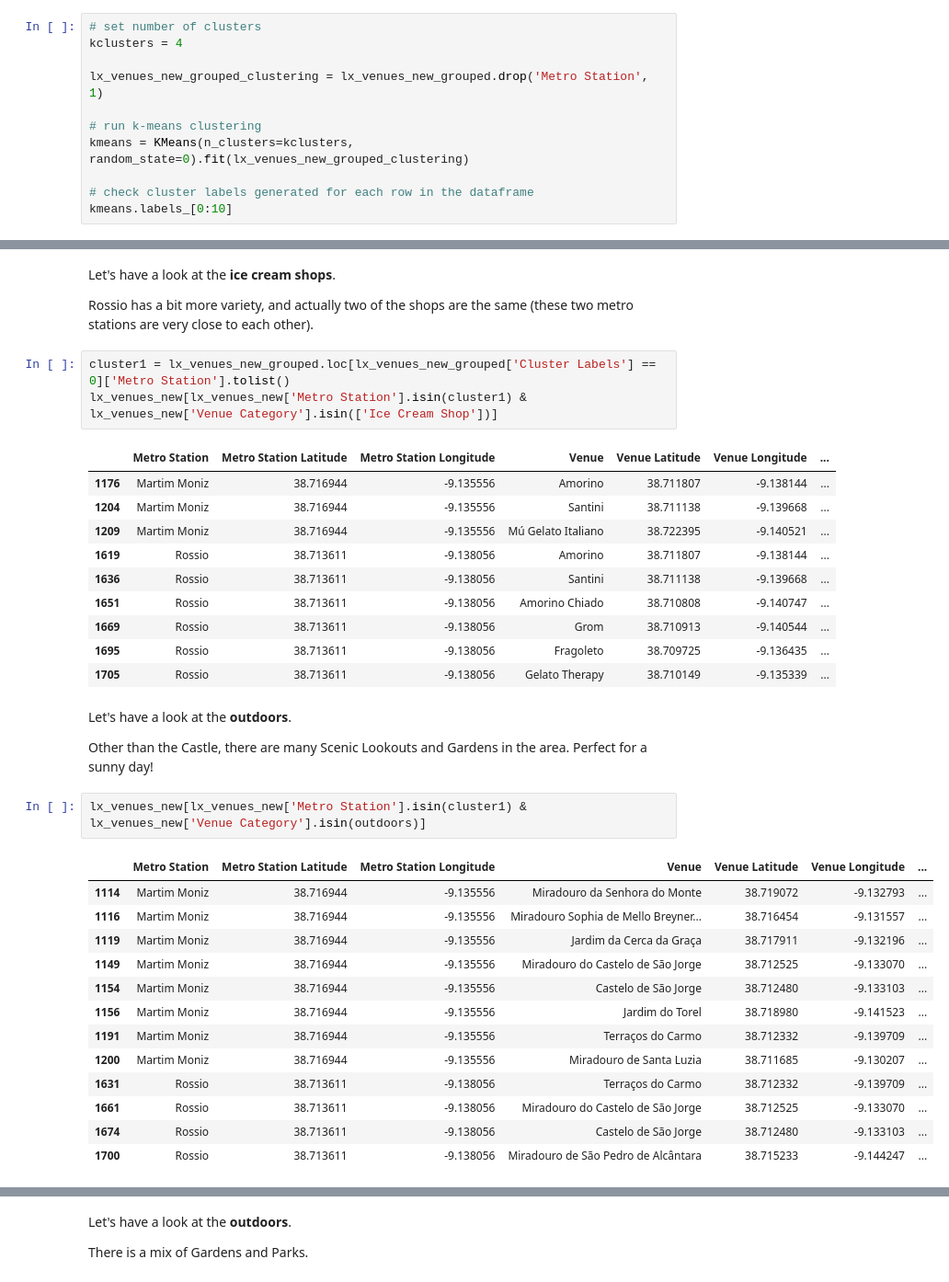
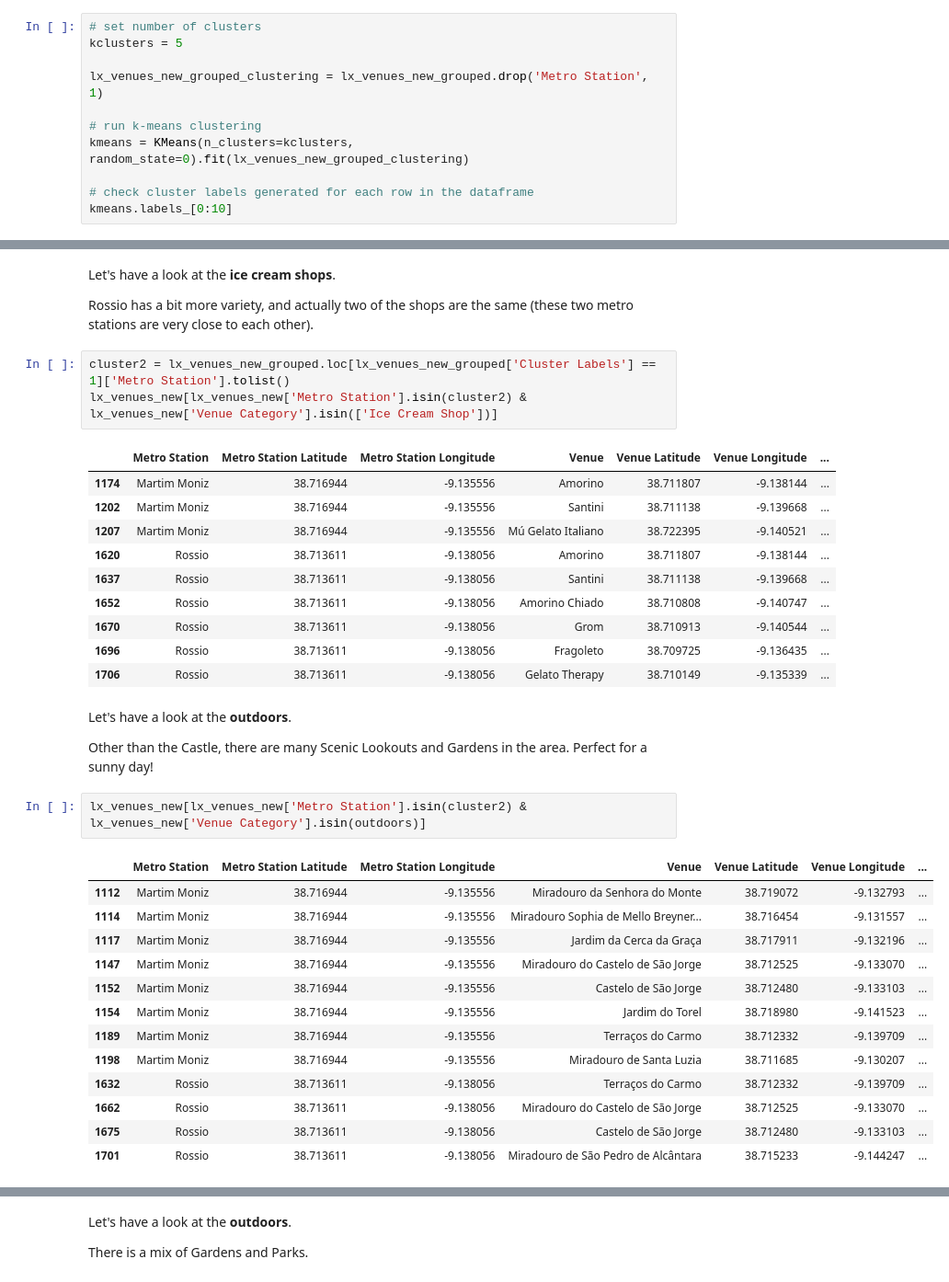
Before and after one commit to AnaMariaAnaMaria/Coursera_Capstone, a Jupyter notebook: Capstone_Week2.ipynb, the cells around one changed output, grey strips where cells are left out. Shown at 92% size. Cells and saved outputs as stored; diff of their text form.

```diff
--- a/Capstone_Week2.ipynb
+++ b/Capstone_Week2.ipynb
@@ -425,6 +425,6 @@ lx_venues_new_grouped
 # %%
 # set number of clusters
-kclusters = 4
+kclusters = 5
 
 lx_venues_new_grouped_clustering = lx_venues_new_grouped.drop('Metro Station', 1)
 
@@ -523,36 +534,36 @@ Let's have a look at the __ice cream shops__.
 
 Rossio has a bit more variety, and actually two of the shops are the same (these two metro stations are very close to each other).
 # %%
-cluster1 = lx_venues_new_grouped.loc[lx_venues_new_grouped['Cluster Labels'] == 0]['Metro Station'].tolist()
-lx_venues_new[lx_venues_new['Metro Station'].isin(cluster1) & lx_venues_new['Venue Category'].isin(['Ice Cream Shop'])]
+cluster2 = lx_venues_new_grouped.loc[lx_venues_new_grouped['Cluster Labels'] == 1]['Metro Station'].tolist()
+lx_venues_new[lx_venues_new['Metro Station'].isin(cluster2) & lx_venues_new['Venue Category'].isin(['Ice Cream Shop'])]
 # %% [output]
 |  | Metro Station | Metro Station Latitude | Metro Station Longitude | Venue | Venue Latitude | Venue Longitude | ... |
-| 1176 | Martim Moniz | 38.716944 | -9.135556 | Amorino | 38.711807 | -9.138144 | ... |
-| 1204 | Martim Moniz | 38.716944 | -9.135556 | Santini | 38.711138 | -9.139668 | ... |
-| 1209 | Martim Moniz | 38.716944 | -9.135556 | Mú Gelato Italiano | 38.722395 | -9.140521 | ... |
-| 1619 | Rossio | 38.713611 | -9.138056 | Amorino | 38.711807 | -9.138144 | ... |
-| 1636 | Rossio | 38.713611 | -9.138056 | Santini | 38.711138 | -9.139668 | ... |
-| 1651 | Rossio | 38.713611 | -9.138056 | Amorino Chiado | 38.710808 | -9.140747 | ... |
-| 1669 | Rossio | 38.713611 | -9.138056 | Grom | 38.710913 | -9.140544 | ... |
-| 1695 | Rossio | 38.713611 | -9.138056 | Fragoleto | 38.709725 | -9.136435 | ... |
-| 1705 | Rossio | 38.713611 | -9.138056 | Gelato Therapy | 38.710149 | -9.135339 | ... |
+| 1174 | Martim Moniz | 38.716944 | -9.135556 | Amorino | 38.711807 | -9.138144 | ... |
+| 1202 | Martim Moniz | 38.716944 | -9.135556 | Santini | 38.711138 | -9.139668 | ... |
+| 1207 | Martim Moniz | 38.716944 | -9.135556 | Mú Gelato Italiano | 38.722395 | -9.140521 | ... |
+| 1620 | Rossio | 38.713611 | -9.138056 | Amorino | 38.711807 | -9.138144 | ... |
+| 1637 | Rossio | 38.713611 | -9.138056 | Santini | 38.711138 | -9.139668 | ... |
+| 1652 | Rossio | 38.713611 | -9.138056 | Amorino Chiado | 38.710808 | -9.140747 | ... |
+| 1670 | Rossio | 38.713611 | -9.138056 | Grom | 38.710913 | -9.140544 | ... |
+| 1696 | Rossio | 38.713611 | -9.138056 | Fragoleto | 38.709725 | -9.136435 | ... |
+| 1706 | Rossio | 38.713611 | -9.138056 | Gelato Therapy | 38.710149 | -9.135339 | ... |
 # %% [markdown]
 Let's have a look at the __outdoors__.
 
 Other than the Castle, there are many Scenic Lookouts and Gardens in the area. Perfect for a sunny day!
 # %%
-lx_venues_new[lx_venues_new['Metro Station'].isin(cluster1) & lx_venues_new['Venue Category'].isin(outdoors)]
+lx_venues_new[lx_venues_new['Metro Station'].isin(cluster2) & lx_venues_new['Venue Category'].isin(outdoors)]
 # %% [output]
 |  | Metro Station | Metro Station Latitude | Metro Station Longitude | Venue | Venue Latitude | Venue Longitude | ... |
-| 1114 | Martim Moniz | 38.716944 | -9.135556 | Miradouro da Senhora do Monte | 38.719072 | -9.132793 | ... |
-| 1116 | Martim Moniz | 38.716944 | -9.135556 | Miradouro Sophia de Mello Breyner... | 38.716454 | -9.131557 | ... |
-| 1119 | Martim Moniz | 38.716944 | -9.135556 | Jardim da Cerca da Graça | 38.717911 | -9.132196 | ... |
-| 1149 | Martim Moniz | 38.716944 | -9.135556 | Miradouro do Castelo de São Jorge | 38.712525 | -9.133070 | ... |
-| 1154 | Martim Moniz | 38.716944 | -9.135556 | Castelo de São Jorge | 38.712480 | -9.133103 | ... |
-| 1156 | Martim Moniz | 38.716944 | -9.135556 | Jardim do Torel | 38.718980 | -9.141523 | ... |
-| 1191 | Martim Moniz | 38.716944 | -9.135556 | Terraços do Carmo | 38.712332 | -9.139709 | ... |
-| 1200 | Martim Moniz | 38.716944 | -9.135556 | Miradouro de Santa Luzia | 38.711685 | -9.130207 | ... |
-| 1631 | Rossio | 38.713611 | -9.138056 | Terraços do Carmo | 38.712332 | -9.139709 | ... |
-| 1661 | Rossio | 38.713611 | -9.138056 | Miradouro do Castelo de São Jorge | 38.712525 | -9.133070 | ... |
-| 1674 | Rossio | 38.713611 | -9.138056 | Castelo de São Jorge | 38.712480 | -9.133103 | ... |
-| 1700 | Rossio | 38.713611 | -9.138056 | Miradouro de São Pedro de Alcântara | 38.715233 | -9.144247 | ... |
+| 1112 | Martim Moniz | 38.716944 | -9.135556 | Miradouro da Senhora do Monte | 38.719072 | -9.132793 | ... |
+| 1114 | Martim Moniz | 38.716944 | -9.135556 | Miradouro Sophia de Mello Breyner... | 38.716454 | -9.131557 | ... |
+| 1117 | Martim Moniz | 38.716944 | -9.135556 | Jardim da Cerca da Graça | 38.717911 | -9.132196 | ... |
+| 1147 | Martim Moniz | 38.716944 | -9.135556 | Miradouro do Castelo de São Jorge | 38.712525 | -9.133070 | ... |
+| 1152 | Martim Moniz | 38.716944 | -9.135556 | Castelo de São Jorge | 38.712480 | -9.133103 | ... |
+| 1154 | Martim Moniz | 38.716944 | -9.135556 | Jardim do Torel | 38.718980 | -9.141523 | ... |
+| 1189 | Martim Moniz | 38.716944 | -9.135556 | Terraços do Carmo | 38.712332 | -9.139709 | ... |
+| 1198 | Martim Moniz | 38.716944 | -9.135556 | Miradouro de Santa Luzia | 38.711685 | -9.130207 | ... |
+| 1632 | Rossio | 38.713611 | -9.138056 | Terraços do Carmo | 38.712332 | -9.139709 | ... |
+| 1662 | Rossio | 38.713611 | -9.138056 | Miradouro do Castelo de São Jorge | 38.712525 | -9.133070 | ... |
+| 1675 | Rossio | 38.713611 | -9.138056 | Castelo de São Jorge | 38.712480 | -9.133103 | ... |
+| 1701 | Rossio | 38.713611 | -9.138056 | Miradouro de São Pedro de Alcântara | 38.715233 | -9.144247 | ... |
```
Also changed, not shown: parts of 61 cells of this notebook.
